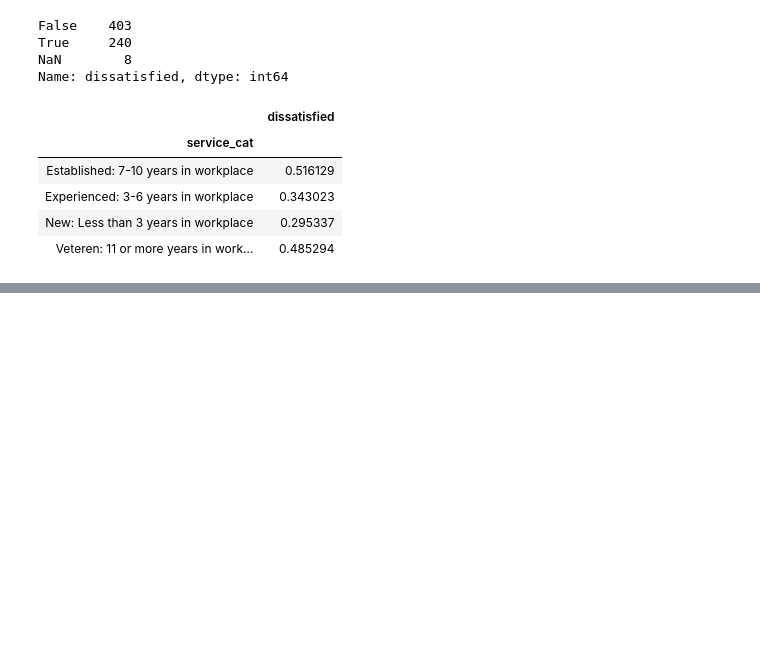
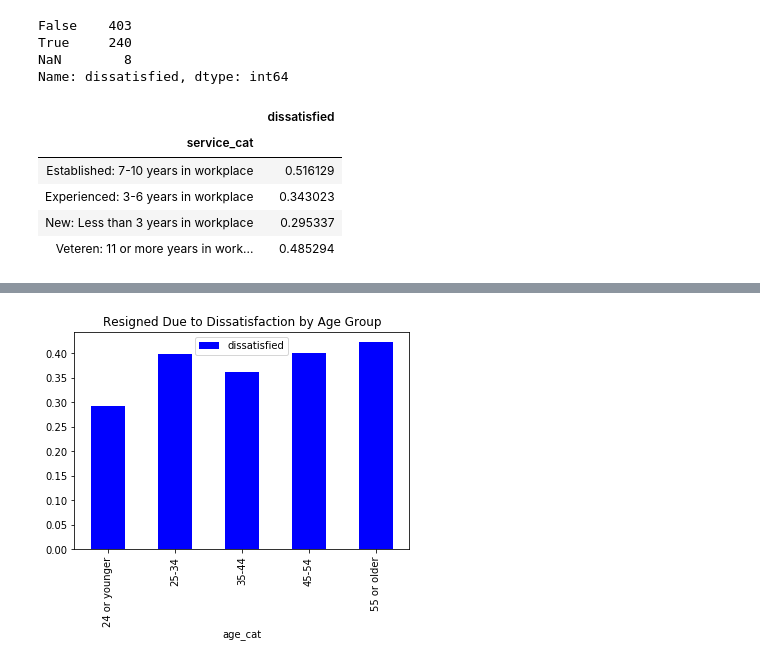
Before and after one commit to tehila440/employee_exit_surveys, a Jupyter notebook: 2.4_employee_exit_surveys.ipynb, the cells around one changed output, grey strips where cells are left out. Cells and saved outputs as stored; diff of their text form; code cells hidden in the pictures; blank space fills up the shorter version.

```diff
--- a/2.4_employee_exit_surveys.ipynb
+++ b/2.4_employee_exit_surveys.ipynb
@@ -613,0 +648,19 @@ The bar plot above indicates employees who were with the company longer were mor
+# %%
+#function to map age to 10 year age range
+combined_updated['age_up']=combined_updated['age'].astype('str').str.extract(r'(\d+)')
+combined_updated['age_up']=combined_updated['age_up'].astype('float')
+def age_group(age):
+    if pd.isnull(age):
+        return np.nan
+    elif age < 25:
+        return '24 or younger'
+    elif (age >= 25) & (age < 35):
+        return '25-34'
+    elif (age >=35) & (age<45):
+        return '35-44'
+    elif (age >=45) & (age<55):
+        return '45-54'
+    else:
+        return '55 or older'
+
+combined_updated['age_cat']=combined_updated['age_up'].apply(age_group)
@@ -613,0 +677,3 @@ The bar plot above indicates employees who were with the company longer were mor
+# %%
+df2 = combined_updated.pivot_table(values='dissatisfied', index='age_cat')
+df2
@@ -613,0 +688,5 @@ The bar plot above indicates employees who were with the company longer were mor
+# %%
+df2.plot(kind='bar',color='blue', title='Resigned Due to Dissatisfaction by Age Group')
+plt.show()
+# %% [output]
+[figure, added]
```
Also changed, not shown: parts of 33 cells of this notebook, 1 other file.
